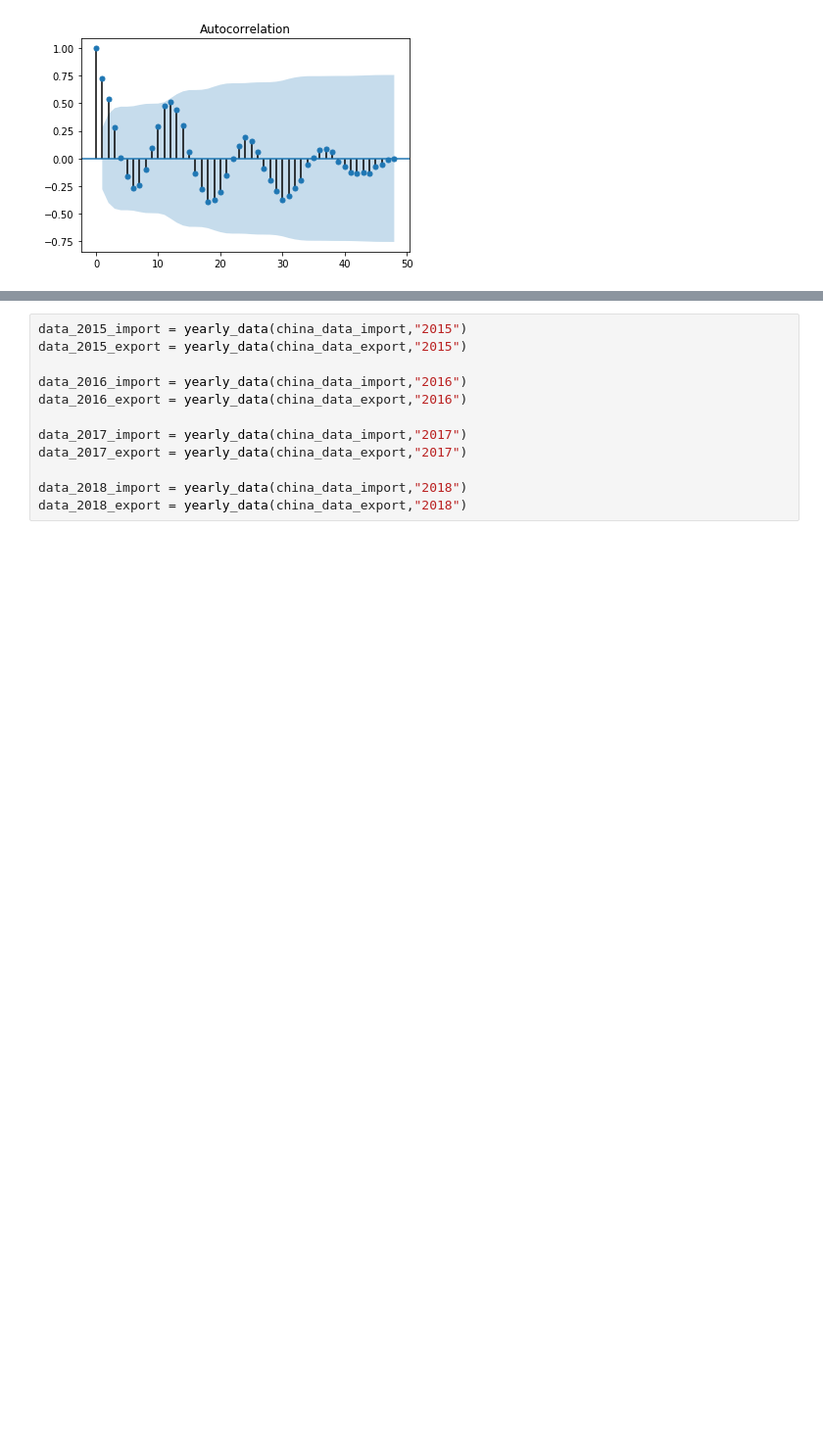
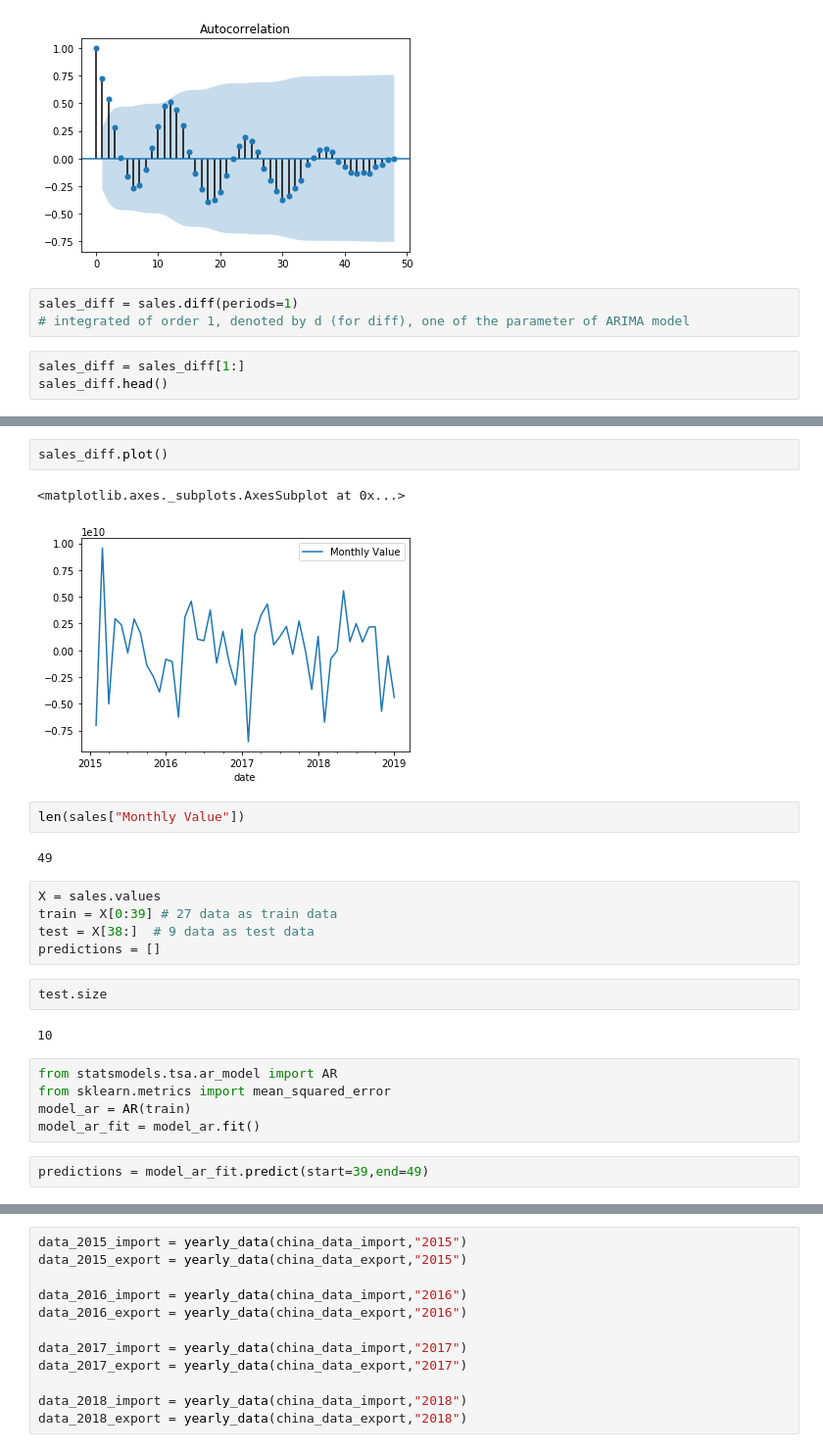
Before and after one commit to Sailendra-Mahapatra/Project2, a Jupyter notebook: malik/malik.ipynb, the cells around one changed output, grey strips where cells are left out. Shown: that part at 98% size. Saved outputs shown, nothing was run; the diff lists cells and outputs as text; blank space fills up the shorter version.

```diff
--- a/malik/malik.ipynb
+++ b/malik/malik.ipynb
@@ -243,3 +202,9 @@ plot_acf(sales)
 # %% [output]
 [figure]
 [figure]
+# %%
+sales_diff = sales.diff(periods=1)
+# integrated of order 1, denoted by d (for diff), one of the parameter of ARIMA model
+# %%
+sales_diff = sales_diff[1:]
+sales_diff.head()
@@ -245,0 +219,25 @@ plot_acf(sales)
+# %%
+sales_diff.plot()
+# %% [output]
+<matplotlib.axes._subplots.AxesSubplot at 0x...>
+[figure, added]
+# %%
+len(sales["Monthly Value"])
+# %% [output]
+49
+# %%
+X = sales.values
+train = X[0:39] # 27 data as train data
+test = X[38:]  # 9 data as test data
+predictions = []
+# %%
+test.size
+# %% [output]
+10
+# %%
+from statsmodels.tsa.ar_model import AR
+from sklearn.metrics import mean_squared_error
+model_ar = AR(train)
+model_ar_fit = model_ar.fit()
+# %%
+predictions = model_ar_fit.predict(start=39,end=49)
```
Also changed, not shown: parts of 11 cells of this notebook, 6 other files.
